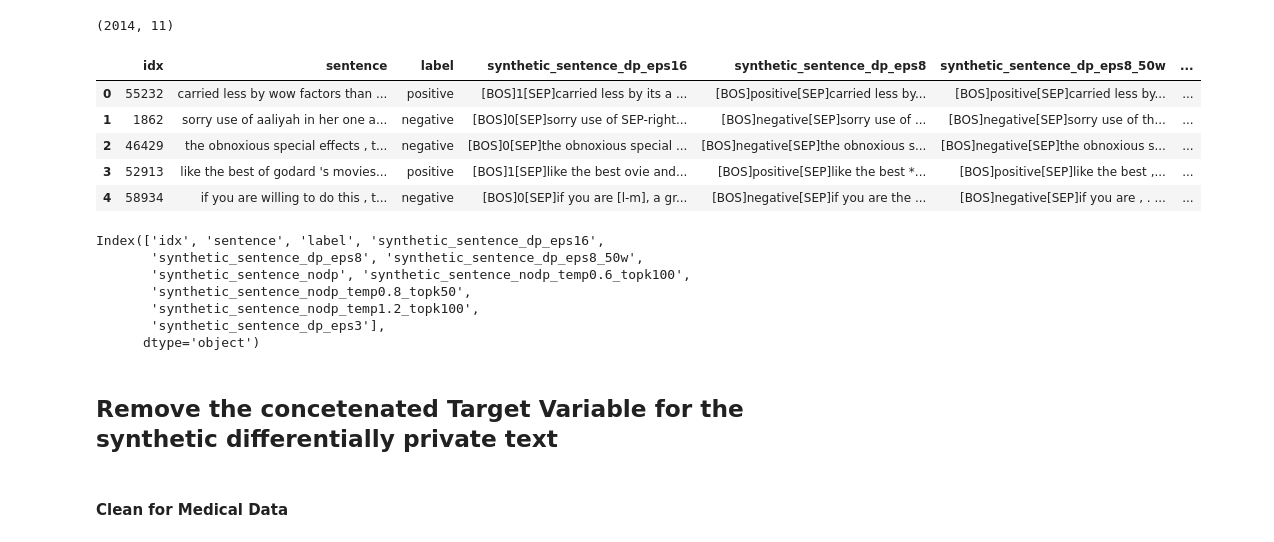
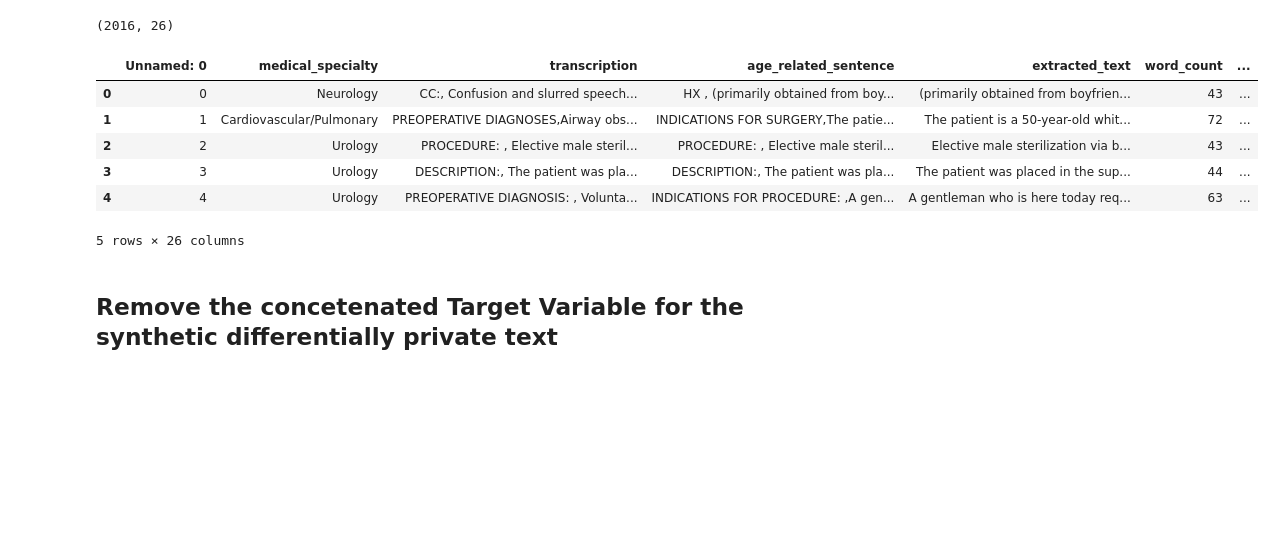
Before and after one commit to kkdresen/MasterThesis_MedTextPrivacy, a Jupyter notebook: Privacy/clean_pFinal-Privacy.ipynb, the cells around one changed output. Cells and saved outputs as stored; diff of their text form; code cells hidden in the pictures; blank space fills up the shorter version.

Commit message:
clean EDA, fidelity, privacy, classification

```diff
--- a/Privacy/clean_pFinal-Privacy.ipynb
+++ b/Privacy/clean_pFinal-Privacy.ipynb
@@ -35,27 +9,17 @@ import seaborn as sns
 # %%
-#path1="/Users/kyradresen/Downloads/fat clever beach repo anyscale/synthetic_data_epsinfin.csv"
-path2="/Users/kyradresen/Downloads/fat clever beach repo anyscale/synthetic_data_sst2_eps3.csv"
-df = pd.read_csv(path2)
+path="/Users/kyradresen/Downloads/fat clever beach repo anyscale/Utility/0507_mtsamples_final.csv"
+df = pd.read_csv(path)
 print(df.shape)
 df.head()
 # %% [output]
-(2014, 11)
+(2016, 26)
-|  | idx | sentence | label | synthetic_sentence_dp_eps16 | synthetic_sentence_dp_eps8 | synthetic_sentence_dp_eps8_50w | ... |
-| 0 | 55232 | carried less by wow factors than ... | positive | [BOS]1[SEP]carried less by its a ... | [BOS]positive[SEP]carried less by... | [BOS]positive[SEP]carried less by... | ... |
-| 1 | 1862 | sorry use of aaliyah in her one a... | negative | [BOS]0[SEP]sorry use of SEP-right... | [BOS]negative[SEP]sorry use of ... | [BOS]negative[SEP]sorry use of th... | ... |
-| 2 | 46429 | the obnoxious special effects , t... | negative | [BOS]0[SEP]the obnoxious special ... | [BOS]negative[SEP]the obnoxious s... | [BOS]negative[SEP]the obnoxious s... | ... |
-| 3 | 52913 | like the best of godard 's movies... | positive | [BOS]1[SEP]like the best ovie and... | [BOS]positive[SEP]like the best *... | [BOS]positive[SEP]like the best ,... | ... |
-| 4 | 58934 | if you are willing to do this , t... | negative | [BOS]0[SEP]if you are [l-m], a gr... | [BOS]negative[SEP]if you are the ... | [BOS]negative[SEP]if you are , . ... | ... |
+|  | Unnamed: 0 | medical_specialty | transcription | age_related_sentence | extracted_text | word_count | ... |
+| 0 | 0 | Neurology | CC:, Confusion and slurred speech... | HX , (primarily obtained from boy... | (primarily obtained from boyfrien... | 43 | ... |
+| 1 | 1 | Cardiovascular/Pulmonary | PREOPERATIVE DIAGNOSES,Airway obs... | INDICATIONS FOR SURGERY,The patie... | The patient is a 50-year-old whit... | 72 | ... |
+| 2 | 2 | Urology | PROCEDURE: , Elective male steril... | PROCEDURE: , Elective male steril... | Elective male sterilization via b... | 43 | ... |
+| 3 | 3 | Urology | DESCRIPTION:, The patient was pla... | DESCRIPTION:, The patient was pla... | The patient was placed in the sup... | 44 | ... |
+| 4 | 4 | Urology | PREOPERATIVE DIAGNOSIS: , Volunta... | INDICATIONS FOR PROCEDURE: ,A gen... | A gentleman who is here today req... | 63 | ... |
+5 rows × 26 columns
-# %%
-df.columns
-# %% [output]
-Index(['idx', 'sentence', 'label', 'synthetic_sentence_dp_eps16',
-       'synthetic_sentence_dp_eps8', 'synthetic_sentence_dp_eps8_50w',
-       'synthetic_sentence_nodp', 'synthetic_sentence_nodp_temp0.6_topk100',
-       'synthetic_sentence_nodp_temp0.8_topk50',
-       'synthetic_sentence_nodp_temp1.2_topk100',
-       'synthetic_sentence_dp_eps3'],
-      dtype='object')
 # %% [markdown]
 ## Remove the concetenated Target Variable for the synthetic differentially private text
 # %%
@@ -81,4 +43,2 @@ def remove_before_sep(df, column_name):
 
     return df
-# %% [markdown]
-#### Clean for Medical Data
```
Also changed, not shown: parts of 19 cells of this notebook, 7 other files.
